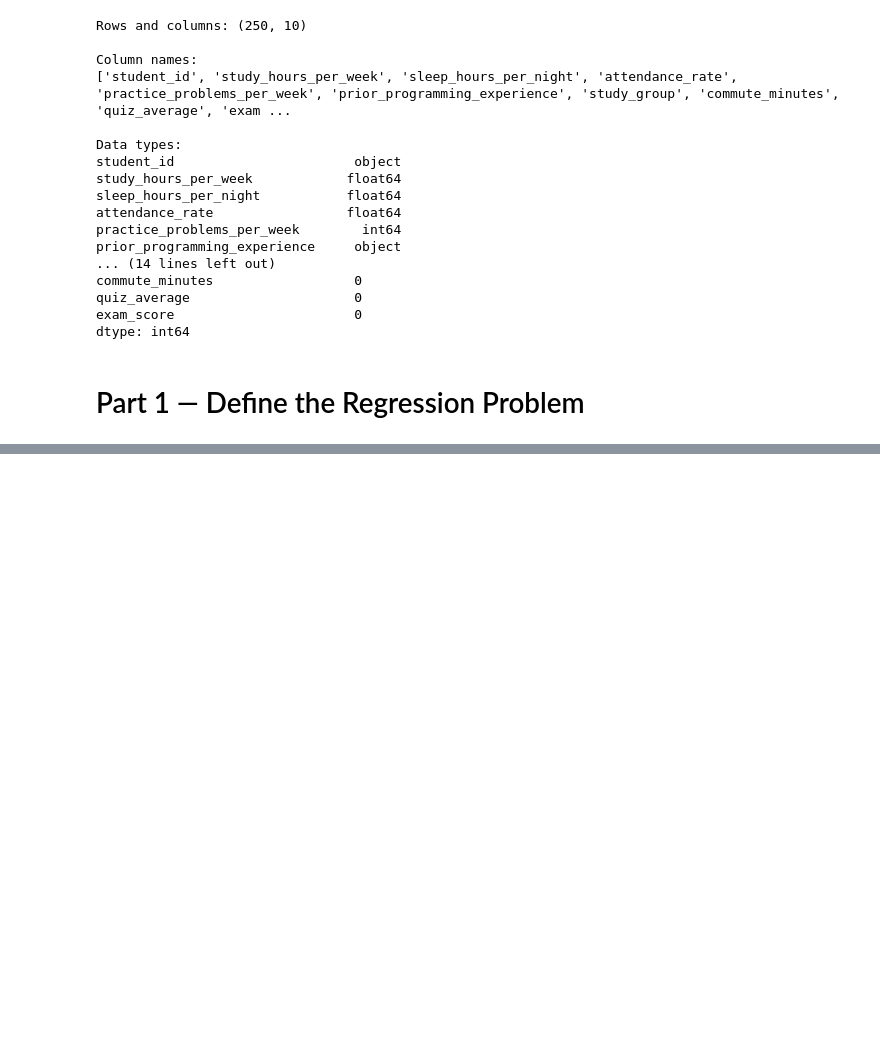
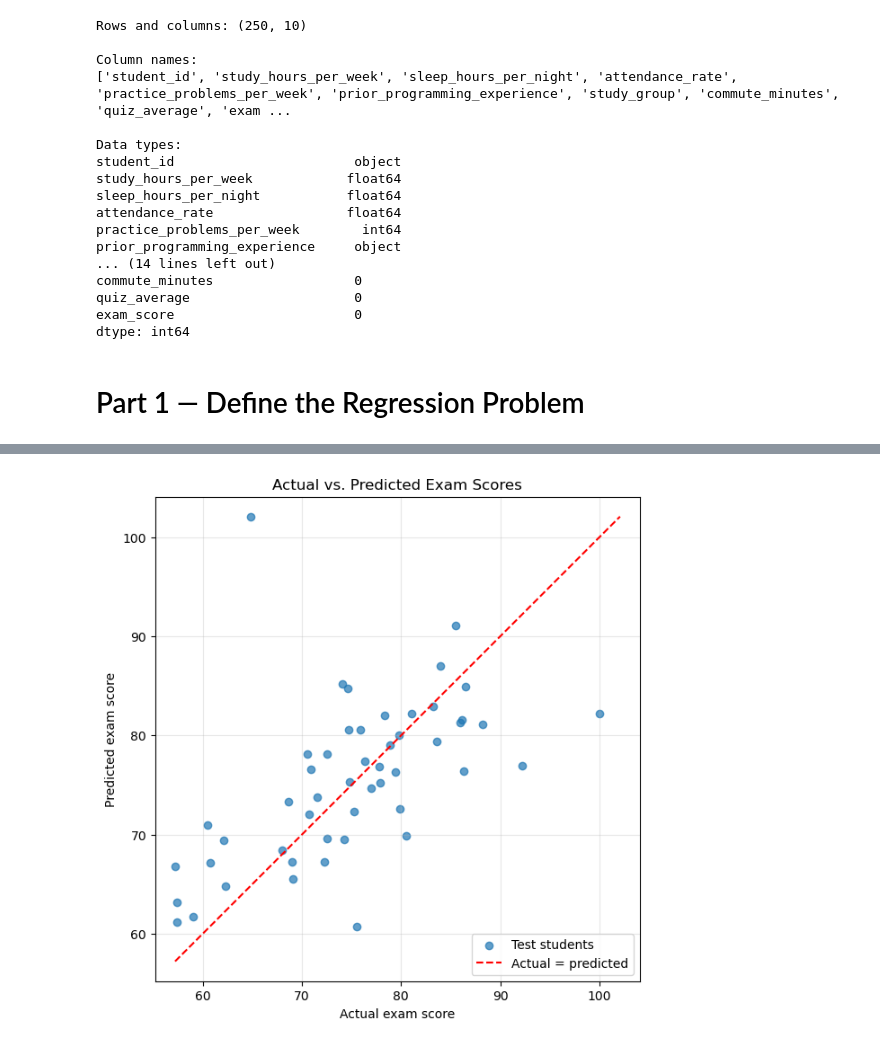
Before and after one commit to Ganga0506/cse4095, a Jupyter notebook: assignment9/student_habits_regression_modelerror.ipynb, the cells around one changed output, grey strips where cells are left out. Saved outputs shown, nothing was run; the diff lists cells and outputs as text; code cells hidden in the pictures; blank space fills up the shorter version.

```diff
--- a/assignment9/student_habits_regression_modelerror.ipynb
+++ b/assignment9/student_habits_regression_modelerror.ipynb
@@ -45,0 +157,25 @@ dtype: int64
+# %%
+from sklearn.model_selection import train_test_split
+
+features = [
+    'study_hours_per_week',
+    'sleep_hours_per_night',
+    'attendance_rate',
+    'practice_problems_per_week',
+    'prior_programming_experience',
+    'study_group',
+    'commute_minutes'
+]
+target = 'exam_score'
+
+X = df[features]
+y = df[target]
+
+X_train, X_test, y_train, y_test = train_test_split(
+    X, y, test_size=0.20, random_state=42
+)
+
+print('Training feature shape:', X_train.shape)
+print('Test feature shape:', X_test.shape)
+print('Training target shape:', y_train.shape)
+print('Test target shape:', y_test.shape)
@@ -45,0 +332,20 @@ dtype: int64
+# %%
+# Compare each test student's actual score with the model's predicted score.
+plot_min = min(y_test.min(), linear_predictions.min())
+plot_max = max(y_test.max(), linear_predictions.max())
+
+plt.figure(figsize=(7, 7))
+plt.scatter(y_test, linear_predictions, alpha=0.7, label='Test students')
+plt.plot([plot_min, plot_max], [plot_min, plot_max],
+         color='red', linestyle='--', label='Actual = predicted')
+plt.xlim(plot_min - 2, plot_max + 2)
+plt.ylim(plot_min - 2, plot_max + 2)
+plt.gca().set_aspect('equal', adjustable='box')
+plt.title('Actual vs. Predicted Exam Scores')
+plt.xlabel('Actual exam score')
+plt.ylabel('Predicted exam score')
+plt.grid(alpha=0.3)
+plt.legend()
+plt.show()
+# %% [output]
+[figure, added]
```
Also changed, not shown: parts of 53 cells of this notebook, 1 other file.
